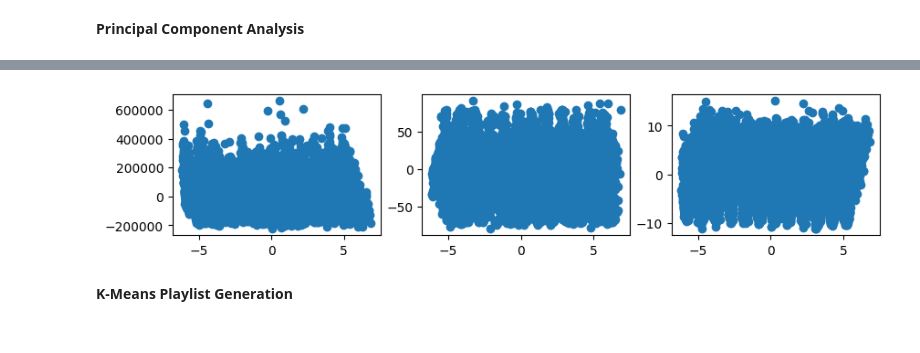
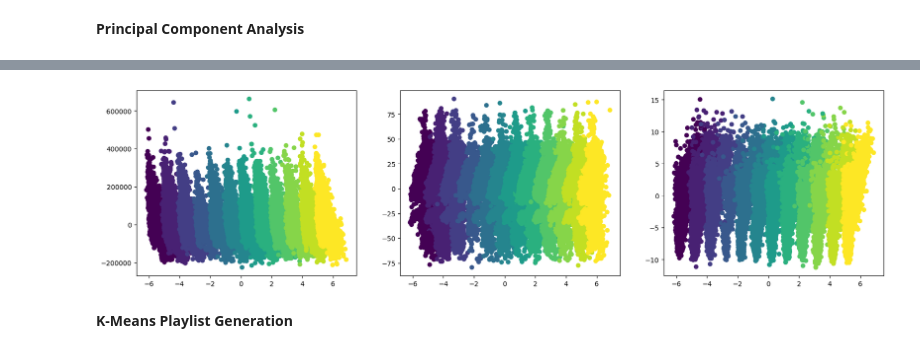
Before and after one commit to jpierreboudreaux/playlist-clustering, a Jupyter notebook: playlist_clustering.ipynb, the cells around one changed output, grey strips where cells are left out. Drawn from its saved outputs; the diff is of its cells as text; code cells hidden in the pictures.

Commit message:
playlist_clustering : updated PCA to include better visuals, added OPTICS clustering, added scoring visualization to determine optimal # of clusters

```diff
--- a/playlist_clustering.ipynb
+++ b/playlist_clustering.ipynb
@@ -44,0 +54,10 @@ Index(['danceability', 'energy', 'key', 'loudness', 'mode', 'speechiness',
+# %%
+# visualize newly reduced dataset
+fig, axis = plt.subplots(nrows=1, ncols=3)
+plt.rcParams["figure.figsize"] = 20, 5
+
+# visualize genres
+axis[0].scatter(df_reduced['D'], df_reduced['A'], c=df["genre"])
+axis[1].scatter(df_reduced['B'], df_reduced['A'], c=df["genre"])
+axis[2].scatter(df_reduced['C'], df_reduced['A'], c=df["genre"])
+plt.show()
@@ -45,19 +66,14 @@ Index(['danceability', 'energy', 'key', 'loudness', 'mode', 'speechiness',
 # %%
-# create a PCA to reduce our dimensionality
-pca = PCA(n_components=4)
-pca.fit(df)
-
-# reduce dataset
-df_reduced = pd.DataFrame(pca.transform(df), columns=['A', 'B', 'C', 'D'])
-
 # visualize newly reduced dataset
 fig, axis = plt.subplots(nrows=1, ncols=3)
-plt.rcParams["figure.figsize"] = 10, 2
-axis[0].scatter(df_reduced['D'], df_reduced['A'])
-axis[1].scatter(df_reduced['D'], df_reduced['B'])
-axis[2].scatter(df_reduced['D'], df_reduced['C'])
+plt.rcParams["figure.figsize"] = 20, 5
+
+# visualize keys
+axis[0].scatter(df_reduced['D'], df_reduced['A'], c=df["key"])
+axis[1].scatter(df_reduced['D'], df_reduced['B'], c=df["key"])
+axis[2].scatter(df_reduced['D'], df_reduced['C'], c=df["key"])
 plt.show()
 # %% [output]
-[figure, old version]
+[figure, new version]
 # %% [markdown]
 **K-Means Playlist Generation**
```
Also changed, not shown: parts of 12 cells of this notebook.
